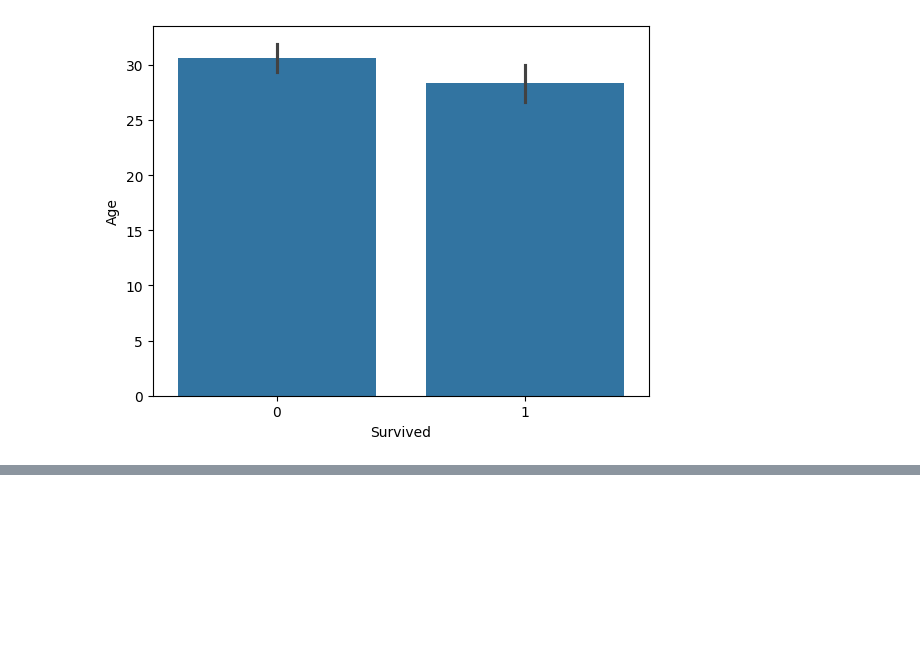
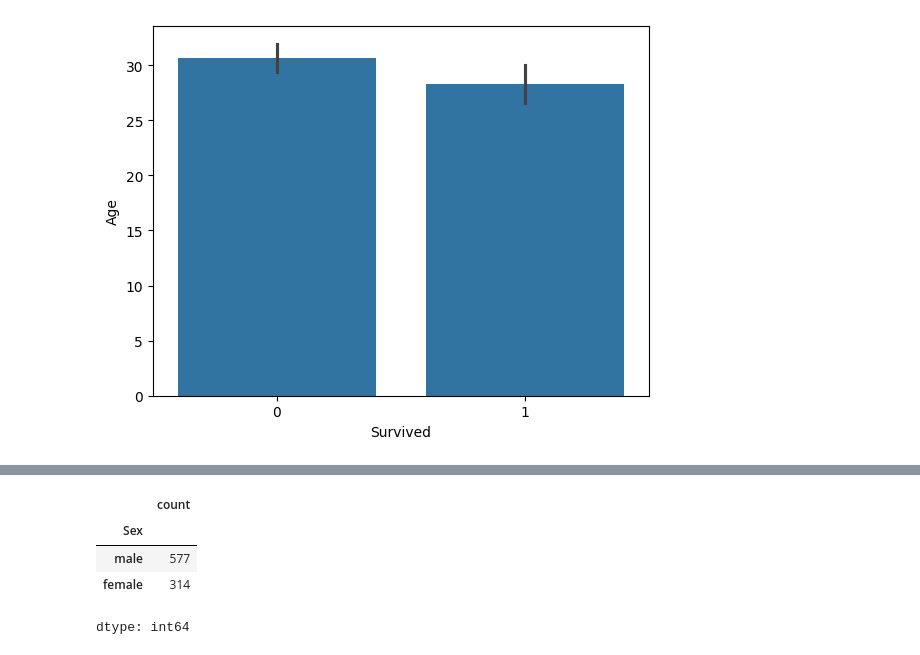
Before and after one commit to ashraf-abdalghani/mycolab, a Jupyter notebook: Titanic_.ipynb, the cells around one changed output, grey strips where cells are left out. Drawn from its saved outputs; the diff is of its cells as text; code cells hidden in the pictures; blank space fills up the shorter version.

```diff
--- a/Titanic_.ipynb
+++ b/Titanic_.ipynb
@@ -125,0 +173,8 @@ sns.barplot(x='Survived', y='Age', data=df)
+# %%
+df['Sex'].value_counts()
+# %% [output]
+|  | count |
+| Sex |  |
+| male | 577 |
+| female | 314 |
+dtype: int64
```
Also changed, not shown: parts of 7 cells of this notebook.
